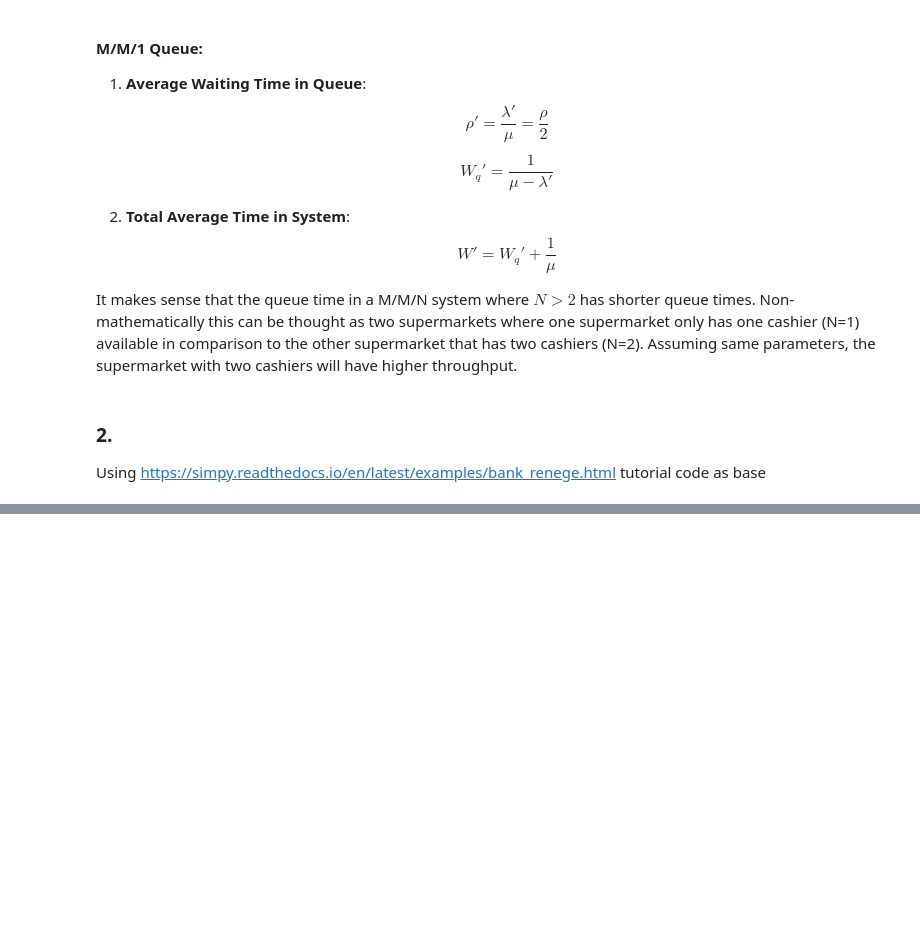
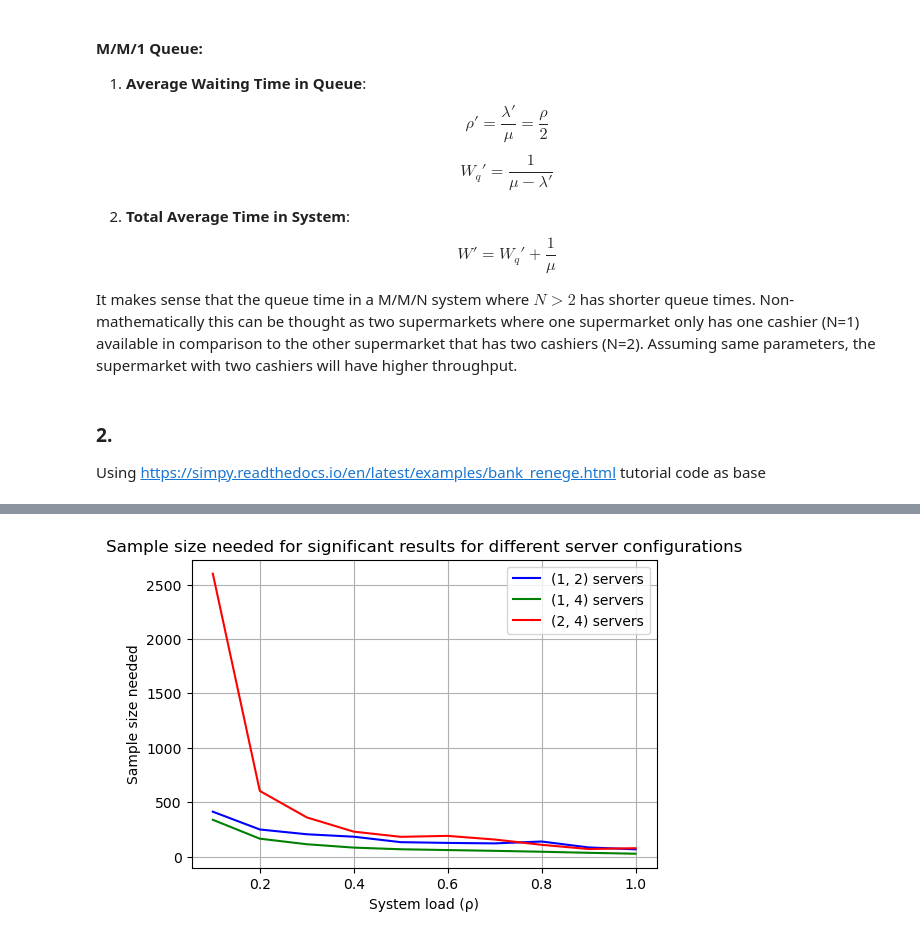
Before and after one commit to jonas4climate/ss-assignment-2, a Jupyter notebook: CalvinLaw_11306734_RaymondZhang_14865904_JonasSchaefer_14039982_2.ipynb, the cells around one changed output, grey strips where cells are left out. Cells and saved outputs as stored; diff of their text form; code cells hidden in the pictures; blank space fills up the shorter version.

```diff
--- a/CalvinLaw_11306734_RaymondZhang_14865904_JonasSchaefer_14039982_2.ipynb
+++ b/CalvinLaw_11306734_RaymondZhang_14865904_JonasSchaefer_14039982_2.ipynb
@@ -284,17 +283,20 @@ plt.show()
 # %%
-# Run simulations for different server counts and plot required sample sizes
+possible_pairs = list(combinations(ns, 2))
+list_pairs_rhos_samples_needed = power_analysis_by_ns(rhos, MU, math.inf, n_sim, print_out=False, pairs=possible_pairs, alpha=0.003, power=0.9)
+
+# Plot samples needed vs rho for each pair
 plt.figure(figsize=(6, 4))
-for n in [1, 2, 4]:
-    simulation_results = simulate_experiments_by_rhos(n, rhos, MU, math.inf, n_sim)
-    sample_sizes = [result[4] for result in simulation_results]
-    plt.plot(rhos, sample_sizes, marker='o', label=f'{n} Server(s)')
-
-plt.xlabel('System Load (ρ)')
-plt.ylabel('Required Sample Size')
-plt.title('Required Sample Size vs System Load for Different Server Configurations')
+for i, pair in enumerate(possible_pairs):
+    samples_needed = [n for pair_2, _, n in list_pairs_rhos_samples_needed if pair_2 == pair]
+    plt.plot(rhos, samples_needed, label=f'{pair} servers', color=COLORS[i])
+plt.xlabel('System load (ρ)')
+plt.ylabel('Sample size needed')
+plt.title('Sample size needed for significant results for different server configurations')
 plt.legend()
 plt.grid(True)
 plt.show()
+# %% [output]
+[figure, added]
 # %%
 def simulate_experiments_by_rhos(num_servers, rho_values, mu, simulation_time, runs_req):
     """Run the queue simulation for different values of system load (ρ), using specific number of simulations from runs_req."""
```
Also changed, not shown: parts of 1 cell of this notebook.
